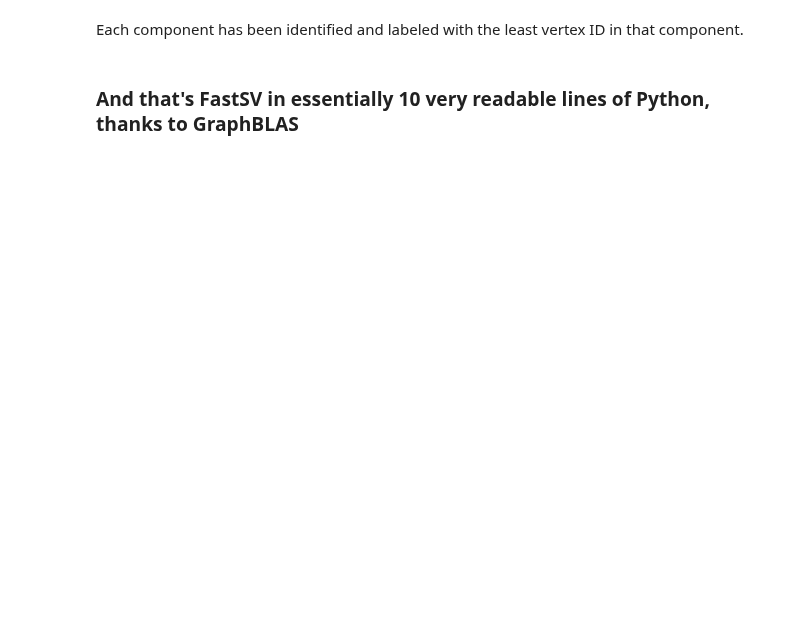
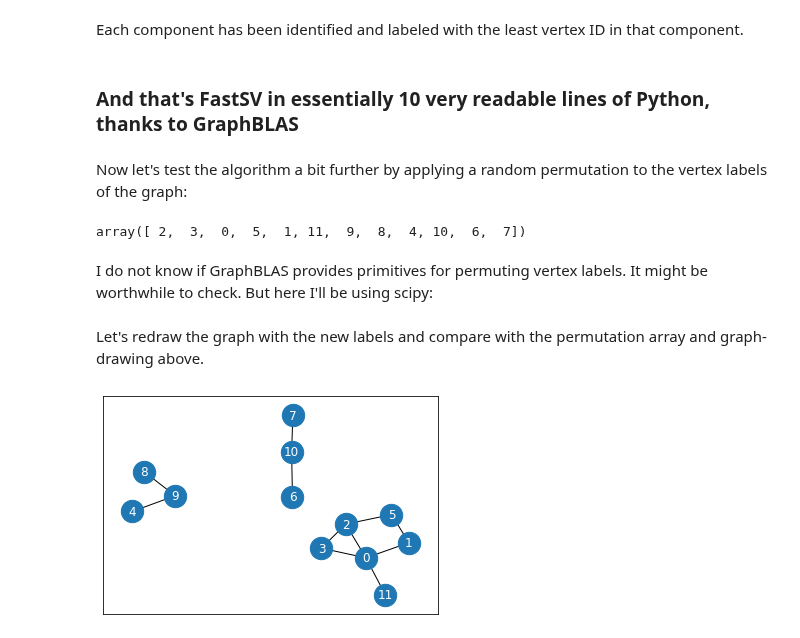
Before and after one commit to python-graphblas/python-graphblas, a Jupyter notebook: notebooks/Connected Components -- FastSV.ipynb, the cells around one changed output. Drawn from its saved outputs; the diff is of its cells as text; code cells hidden in the pictures; blank space fills up the shorter version.

Commit message:
permuted vertex labels to further test connected components algorithm

```diff
--- a/notebooks/Connected Components -- FastSV.ipynb
+++ b/notebooks/Connected Components -- FastSV.ipynb
@@ -260,3 +263,24 @@ nx.draw_networkx(G, with_labels=True, node_size=500, font_color='w', pos=layout)
 Each component has been identified and labeled with the least vertex ID in that component.
 # %% [markdown]
 ### And that's FastSV in essentially 10 very readable lines of Python, thanks to GraphBLAS
+# %% [markdown]
+Now let's test the algorithm a bit further by applying a random permutation to the vertex labels of the graph:
+# %%
+p = np.random.permutation(A.shape[0])
+p
+# %% [output]
+array([ 2,  3,  0,  5,  1, 11,  9,  8,  4, 10,  6,  7])
+# %% [markdown]
+I do not know if GraphBLAS provides primitives for permuting vertex labels.  It might be worthwhile to check.  But here I'll be using scipy:
+# %%
+pm = eye(A.shape[0], format='csr', dtype=int)[p]   # permutation matrix
+A = gio.to_scipy_sparse_matrix(A, format='csr')
+A = pm.T.dot(A).dot(pm)                            # apply permutation to adjacency matrix
+# %% [markdown]
+Let's redraw the graph with the new labels and compare with the permutation array and graph-drawing above.
+# %%
+G_perm = nx.convert_matrix.from_scipy_sparse_matrix(A)
+layout_perm = {p[k]: layout[k] for k in layout}
+nx.draw_networkx(G_perm, with_labels=True, node_size=500, font_color='w', pos=layout_perm)
+# %% [output]
+[figure, added]
```
Also changed, not shown: parts of 13 cells of this notebook.
